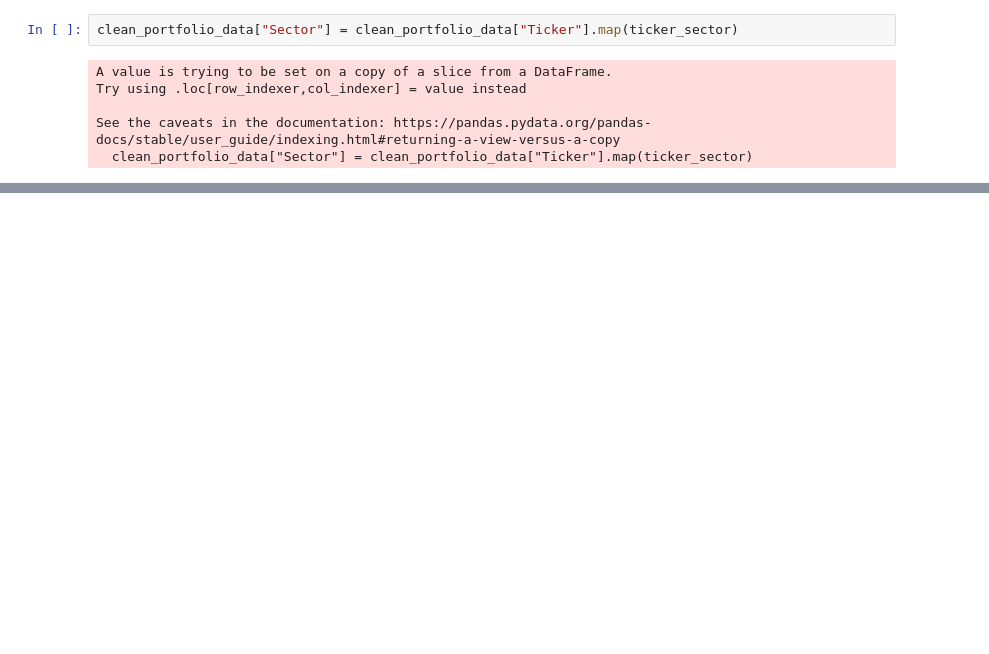
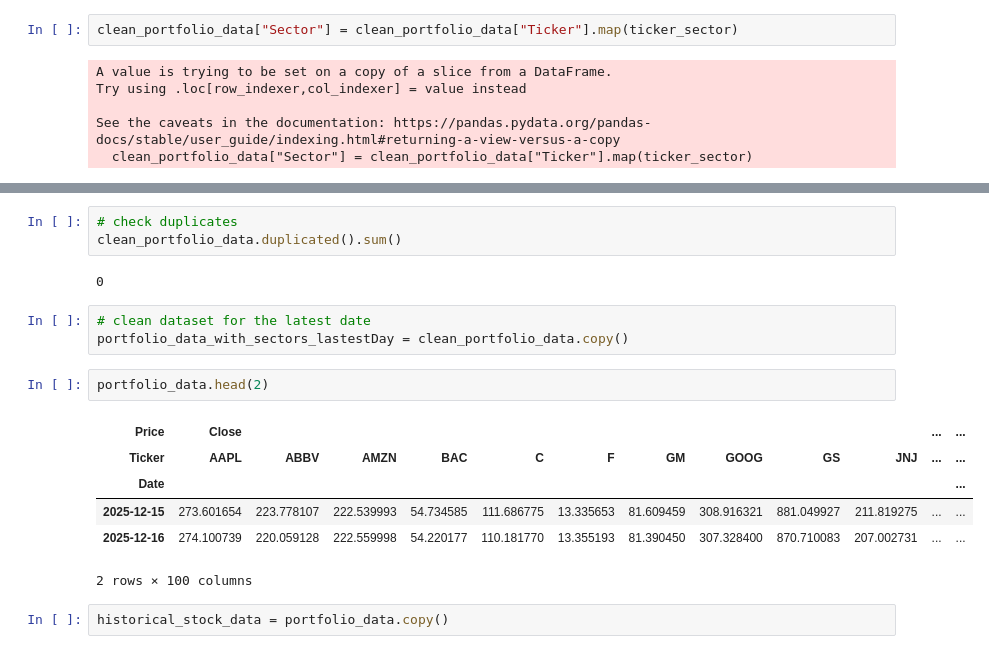
Before and after one commit to Ashlesha-0204/Finance-and-Risk-Analytics-Project, a Jupyter notebook: v2_live_market_pipeline/portfolio_tracker.ipynb, the cells around one changed output, grey strips where cells are left out. Drawn from its saved outputs; the diff is of its cells as text; blank space fills up the shorter version.

```diff
--- a/v2_live_market_pipeline/portfolio_tracker.ipynb
+++ b/v2_live_market_pipeline/portfolio_tracker.ipynb
@@ -208,0 +180,19 @@ clean_portfolio_data.head()
+# %%
+# check duplicates
+clean_portfolio_data.duplicated().sum()
+# %% [output]
+0
+# %%
+# clean dataset for the latest date
+portfolio_data_with_sectors_lastestDay = clean_portfolio_data.copy()
+# %%
+portfolio_data.head(2)
+# %% [output]
+| Price | Close |  |  |  |  |  |  |  |  |  | ... | ... |
+| Ticker | AAPL | ABBV | AMZN | BAC | C | F | GM | GOOG | GS | JNJ | ... | ... |
+| Date |  |  |  |  |  |  |  |  |  |  |  | ... |
+| 2025-12-15 | 273.601654 | 223.778107 | 222.539993 | 54.734585 | 111.686775 | 13.335653 | 81.609459 | 308.916321 | 881.049927 | 211.819275 | ... | ... |
+| 2025-12-16 | 274.100739 | 220.059128 | 222.559998 | 54.220177 | 110.181770 | 13.355193 | 81.390450 | 307.328400 | 870.710083 | 207.002731 | ... | ... |
+2 rows × 100 columns
+# %%
+historical_stock_data = portfolio_data.copy()
```
Also changed, not shown: parts of 110 cells of this notebook, 10 other files.
